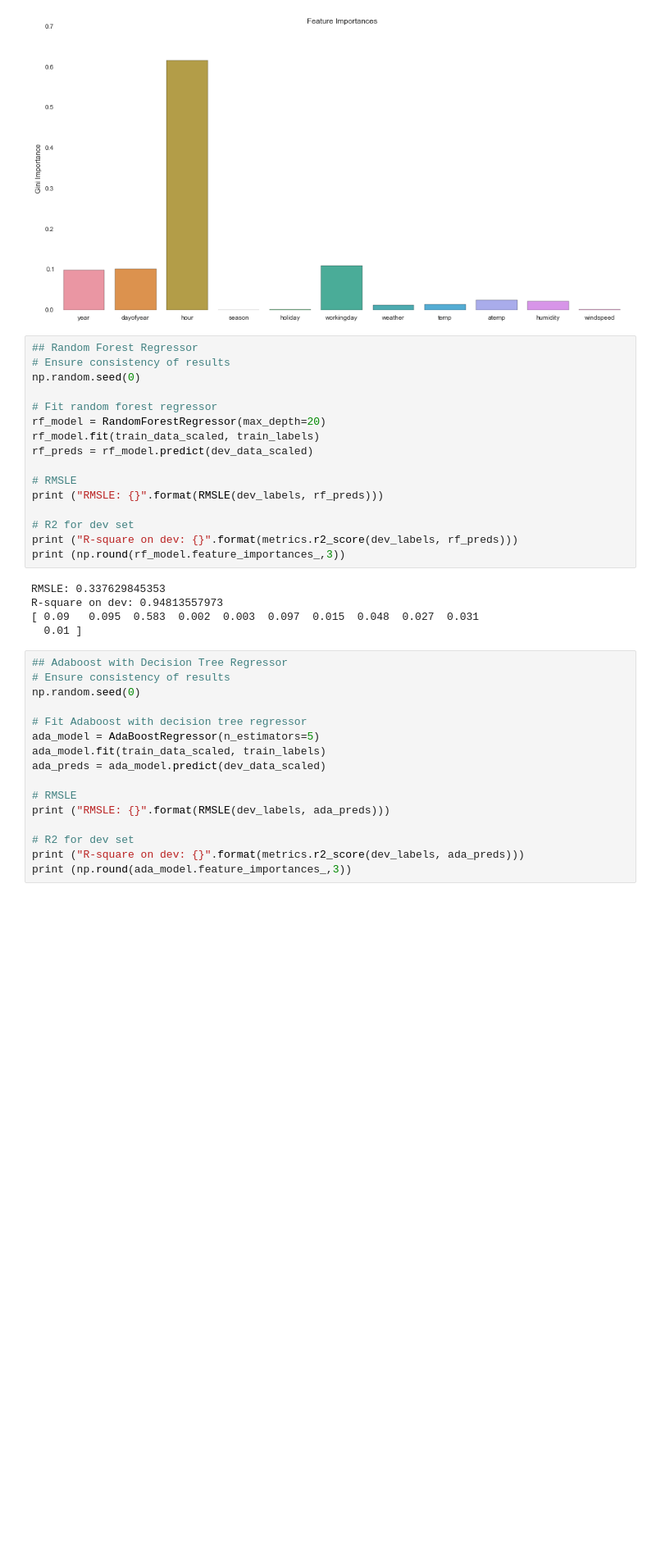
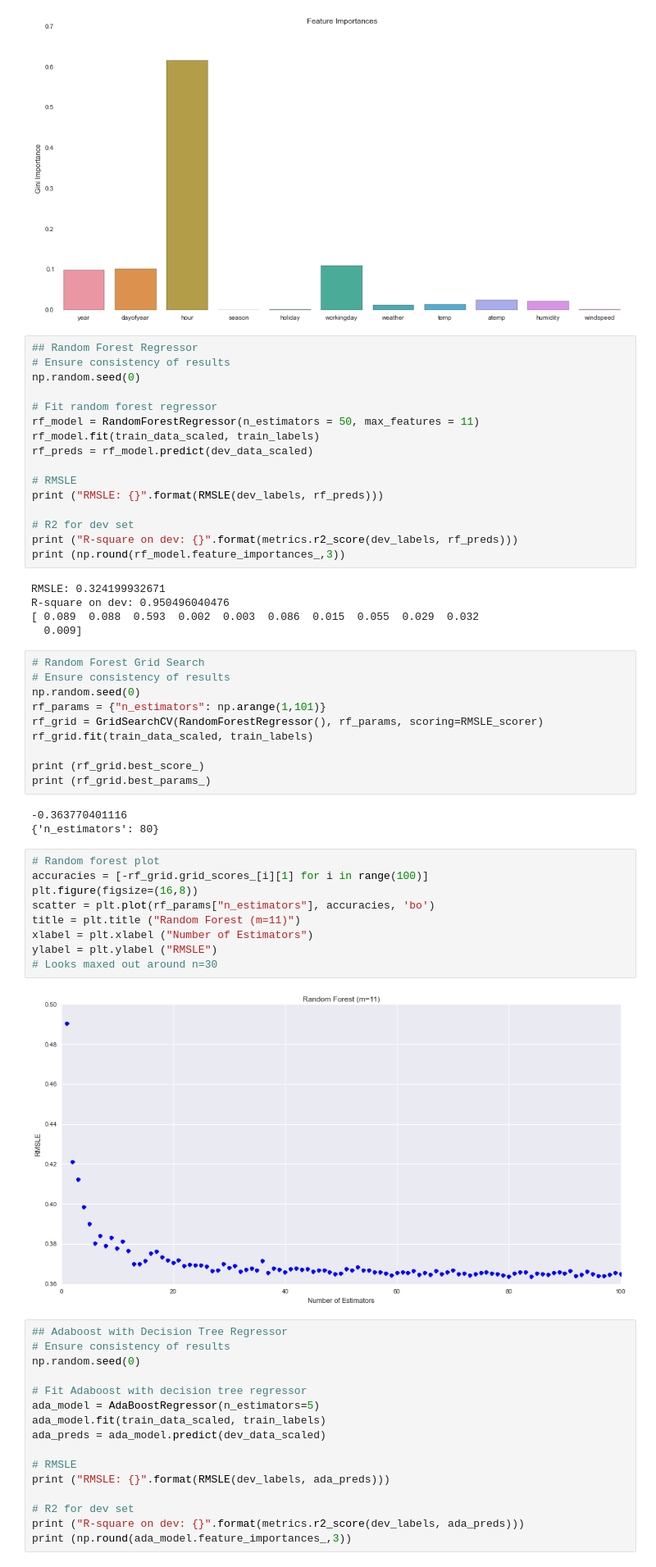
Before and after one commit to KonniamChan/ML_Projects_W207, a Jupyter notebook: project_bikesharing.ipynb, the cells around one changed output. Shown: that part at 82% size. Drawn from its saved outputs; the diff is of its cells as text; blank space fills up the shorter version.

Commit message:
Added SVM regression. Refined random forest prediction.

```diff
--- a/project_bikesharing.ipynb
+++ b/project_bikesharing.ipynb
@@ -245,7 +247,7 @@ ylabel = plt.ylabel("Gini Importance")
 np.random.seed(0)
 
 # Fit random forest regressor
-rf_model = RandomForestRegressor(max_depth=20)
+rf_model = RandomForestRegressor(n_estimators = 50, max_features = 11)
 rf_model.fit(train_data_scaled, train_labels)
 rf_preds = rf_model.predict(dev_data_scaled)
 
@@ -256,10 +258,34 @@ print ("RMSLE: {}".format(RMSLE(dev_labels, rf_preds)))
 print ("R-square on dev: {}".format(metrics.r2_score(dev_labels, rf_preds)))
 print (np.round(rf_model.feature_importances_,3))
 # %% [output]
-RMSLE: 0.337629845353
-R-square on dev: 0.94813557973
-[ 0.09   0.095  0.583  0.002  0.003  0.097  0.015  0.048  0.027  0.031
-  0.01 ]
+RMSLE: 0.324199932671
+R-square on dev: 0.950496040476
+[ 0.089  0.088  0.593  0.002  0.003  0.086  0.015  0.055  0.029  0.032
+  0.009]
+# %%
+# Random Forest Grid Search
+# Ensure consistency of results
+np.random.seed(0)
+rf_params = {"n_estimators": np.arange(1,101)}
+rf_grid = GridSearchCV(RandomForestRegressor(), rf_params, scoring=RMSLE_scorer)
+rf_grid.fit(train_data_scaled, train_labels)
+
+print (rf_grid.best_score_)
+print (rf_grid.best_params_)
+# %% [output]
+-0.363770401116
+{'n_estimators': 80}
+# %%
+# Random forest plot
+accuracies = [-rf_grid.grid_scores_[i][1] for i in range(100)]
+plt.figure(figsize=(16,8))
+scatter = plt.plot(rf_params["n_estimators"], accuracies, 'bo')
+title = plt.title ("Random Forest (m=11)")
+xlabel = plt.xlabel ("Number of Estimators")
+ylabel = plt.ylabel ("RMSLE")
+# Looks maxed out around n=30
+# %% [output]
+[figure, added]
 # %%
 ## Adaboost with Decision Tree Regressor
 # Ensure consistency of results
```
Also changed, not shown: parts of 3 cells of this notebook.
